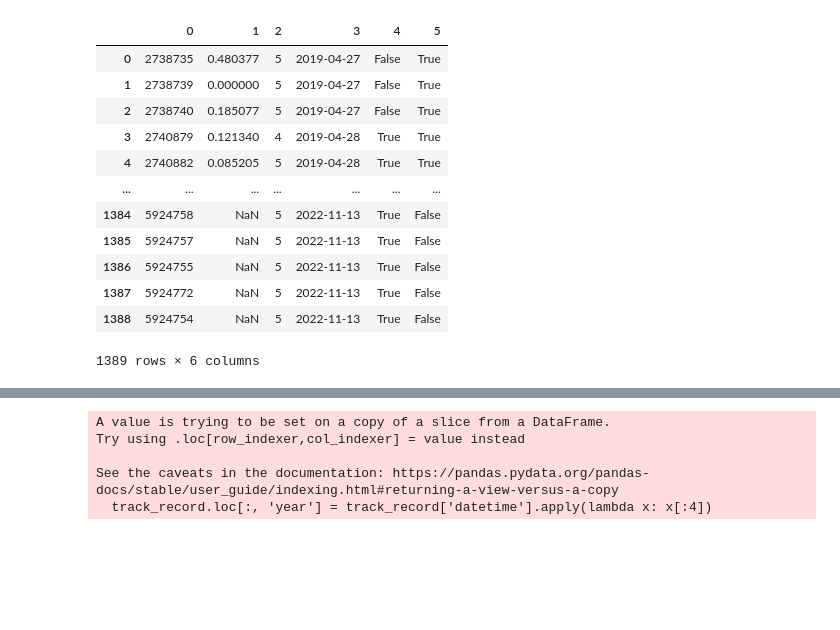
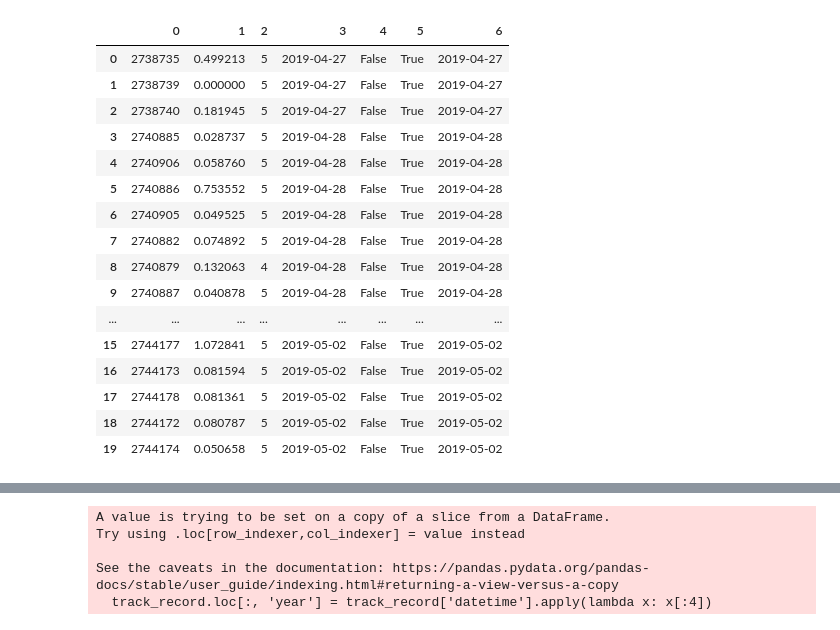
Before and after one commit to MarcosAugusto47/soccer-betting-strategy, a Jupyter notebook: notebook_plot.ipynb, the cells around one changed output, grey strips where cells are left out. Saved outputs shown, nothing was run; the diff lists cells and outputs as text; code cells hidden in the pictures; blank space fills up the shorter version.

```diff
--- a/notebook_plot.ipynb
+++ b/notebook_plot.ipynb
@@ -3,21 +3,27 @@ import matplotlib.pyplot as plt
 import pandas as pd
 pd.set_option('display.max_rows', 100)
 # %%
-track_record = pd.read_csv('experiments/all_series_final_solution.csv')
-#track_record = pd.read_csv('experiments/all_series_final_solution_2.csv')
-track_record
+#track_record = pd.read_csv('experiments/all_series_final_solution.csv')
+#track_record = pd.read_csv('experiments/just_game_id.csv')
+track_record = pd.read_csv('artefacts/aggregatorDatetime_min_games1_do_baselineFalse_20231201163246/result.csv')
+#track_record = pd.read_csv('artefacts/aggregatorGameId_min_games0_do_baselineTrue_20231201230422/result.csv')
+track_record.head(20)
 # %% [output]
-|  | 0 | 1 | 2 | 3 | 4 | 5 |
-| 0 | 2738735 | 0.480377 | 5 | 2019-04-27 | False | True |
-| 1 | 2738739 | 0.000000 | 5 | 2019-04-27 | False | True |
-| 2 | 2738740 | 0.185077 | 5 | 2019-04-27 | False | True |
-| 3 | 2740879 | 0.121340 | 4 | 2019-04-28 | True | True |
-| 4 | 2740882 | 0.085205 | 5 | 2019-04-28 | True | True |
-| ... | ... | ... | ... | ... | ... | ... |
-| 1384 | 5924758 | NaN | 5 | 2022-11-13 | True | False |
-| 1385 | 5924757 | NaN | 5 | 2022-11-13 | True | False |
-| 1386 | 5924755 | NaN | 5 | 2022-11-13 | True | False |
-| 1387 | 5924772 | NaN | 5 | 2022-11-13 | True | False |
-| 1388 | 5924754 | NaN | 5 | 2022-11-13 | True | False |
+|  | 0 | 1 | 2 | 3 | 4 | 5 | 6 |
+| 0 | 2738735 | 0.499213 | 5 | 2019-04-27 | False | True | 2019-04-27 |
+| 1 | 2738739 | 0.000000 | 5 | 2019-04-27 | False | True | 2019-04-27 |
+| 2 | 2738740 | 0.181945 | 5 | 2019-04-27 | False | True | 2019-04-27 |
+| 3 | 2740885 | 0.028737 | 5 | 2019-04-28 | False | True | 2019-04-28 |
+| 4 | 2740906 | 0.058760 | 5 | 2019-04-28 | False | True | 2019-04-28 |
+| 5 | 2740886 | 0.753552 | 5 | 2019-04-28 | False | True | 2019-04-28 |
+| 6 | 2740905 | 0.049525 | 5 | 2019-04-28 | False | True | 2019-04-28 |
+| 7 | 2740882 | 0.074892 | 5 | 2019-04-28 | False | True | 2019-04-28 |
+| 8 | 2740879 | 0.132063 | 4 | 2019-04-28 | False | True | 2019-04-28 |
+| 9 | 2740887 | 0.040878 | 5 | 2019-04-28 | False | True | 2019-04-28 |
+| ... | ... | ... | ... | ... | ... | ... | ... |
+| 15 | 2744177 | 1.072841 | 5 | 2019-05-02 | False | True | 2019-05-02 |
+| 16 | 2744173 | 0.081594 | 5 | 2019-05-02 | False | True | 2019-05-02 |
+| 17 | 2744178 | 0.081361 | 5 | 2019-05-02 | False | True | 2019-05-02 |
+| 18 | 2744172 | 0.080787 | 5 | 2019-05-02 | False | True | 2019-05-02 |
+| 19 | 2744174 | 0.050658 | 5 | 2019-05-02 | False | True | 2019-05-02 |
-1389 rows × 6 columns
 # %%
```
Also changed, not shown: parts of 28 cells of this notebook, 3 other files.
